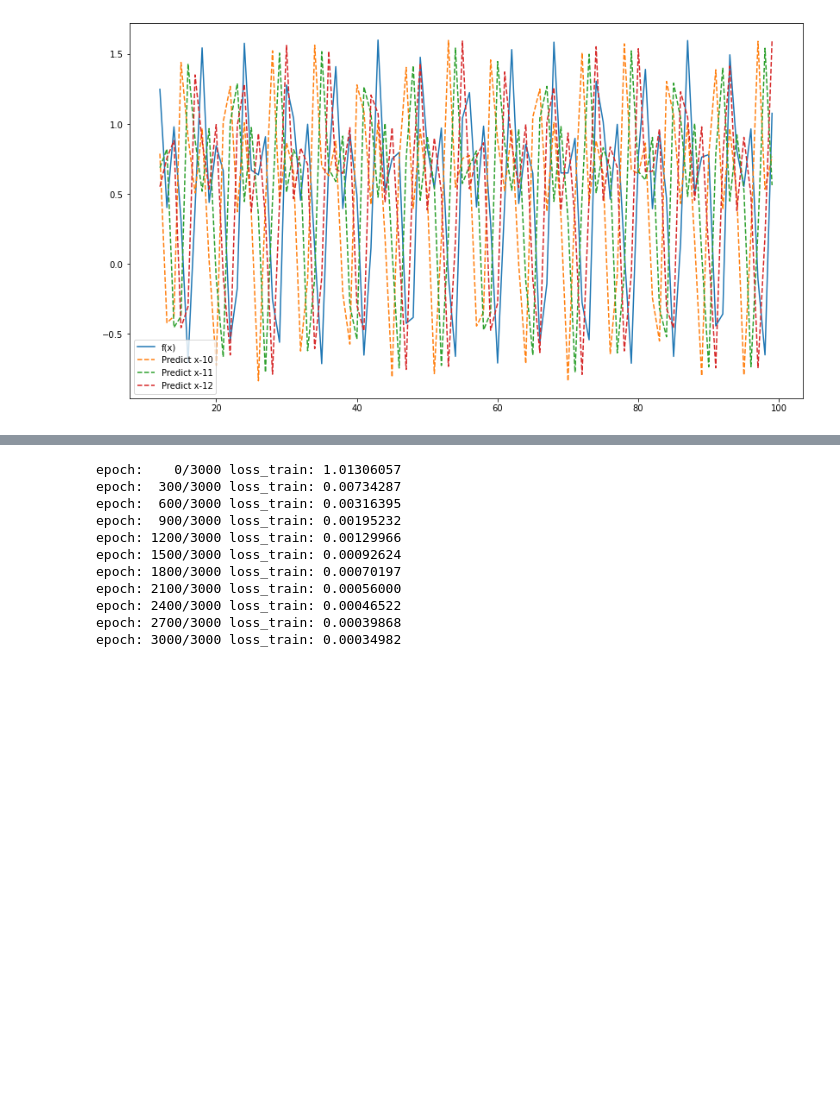
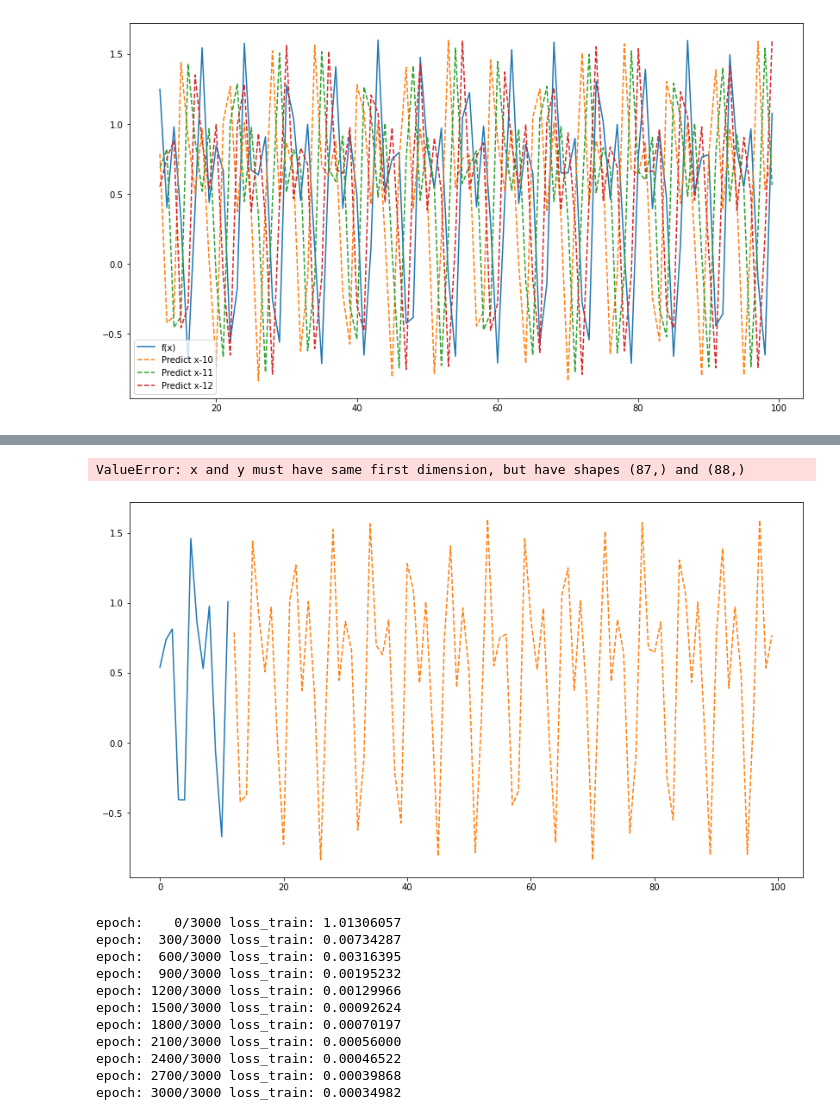
Before and after one commit to gregorylira/Deep-Learning, a Jupyter notebook: Atividade1/Main.ipynb, the cells around one changed output, grey strips where cells are left out. Cells and saved outputs as stored; diff of their text form; code cells hidden in the pictures; blank space fills up the shorter version.

```diff
--- a/Atividade1/Main.ipynb
+++ b/Atividade1/Main.ipynb
@@ -1072,3 +1076,16 @@ axis.legend(loc='best')
+# %%
+figure = plt.figure(figsize=(14,8))
+axis = figure.add_subplot(111)
+
+axis.plot(x[:12],f(x[:12]), label='f(x)')
+axis.plot(x[12:], regr.predict(X)[:,0], '--',label='Predict x-12' )
+X.iloc()
+axis.plot(x[13:], regr.predict(X)[:,1], '--',label='Predict x-12' )
+axis.plot(x[13:], regr.predict(X)[:,2], '--',label='Predict x-12' )
+axis.legend(loc='best')
+# %% [output]
+ValueError: x and y must have same first dimension, but have shapes (87,) and (88,)
+[figure, added]
 # %%
 input_dim, output_dim = X_train.shape[1], y_train.shape[1]
 
```
Also changed, not shown: parts of 9 cells of this notebook.
